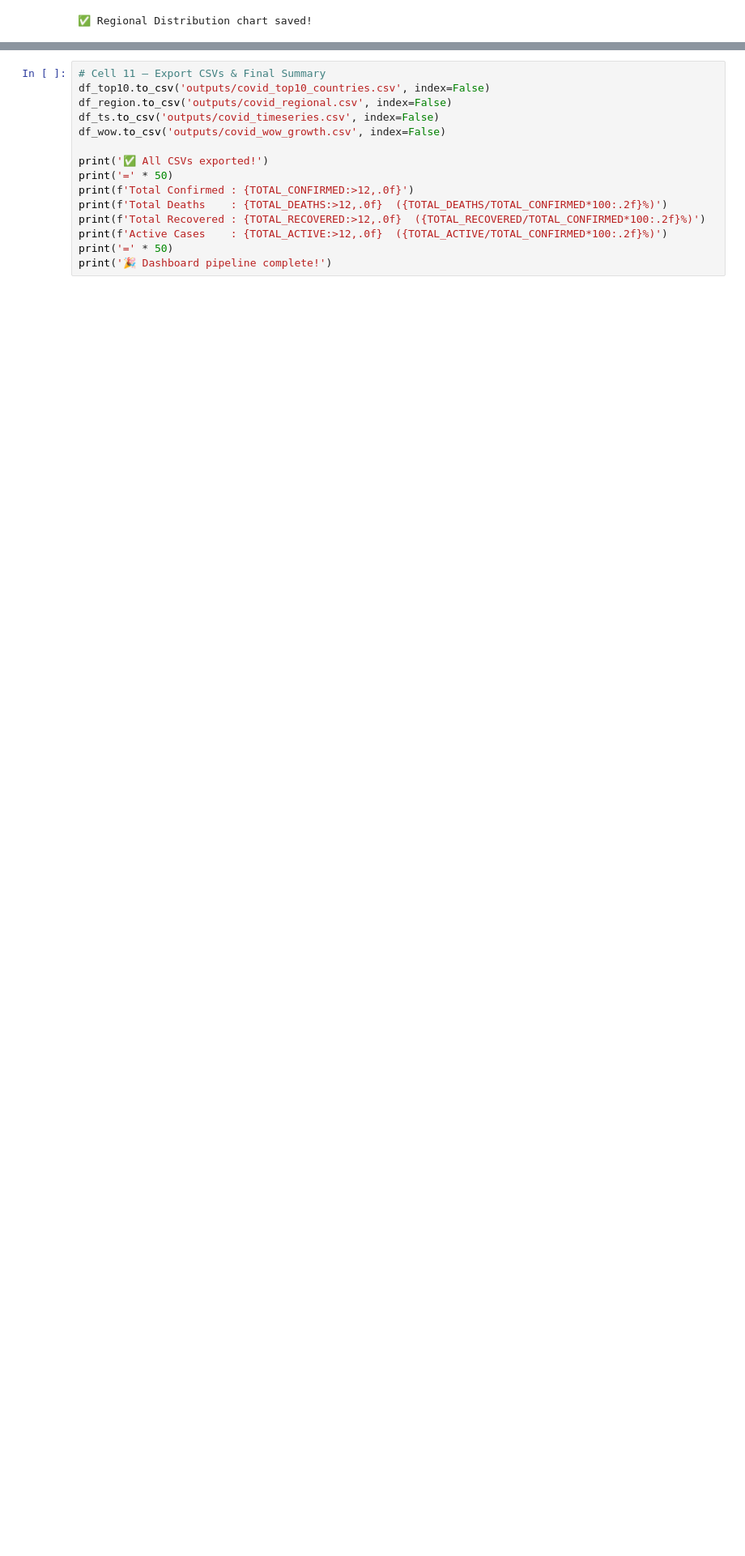
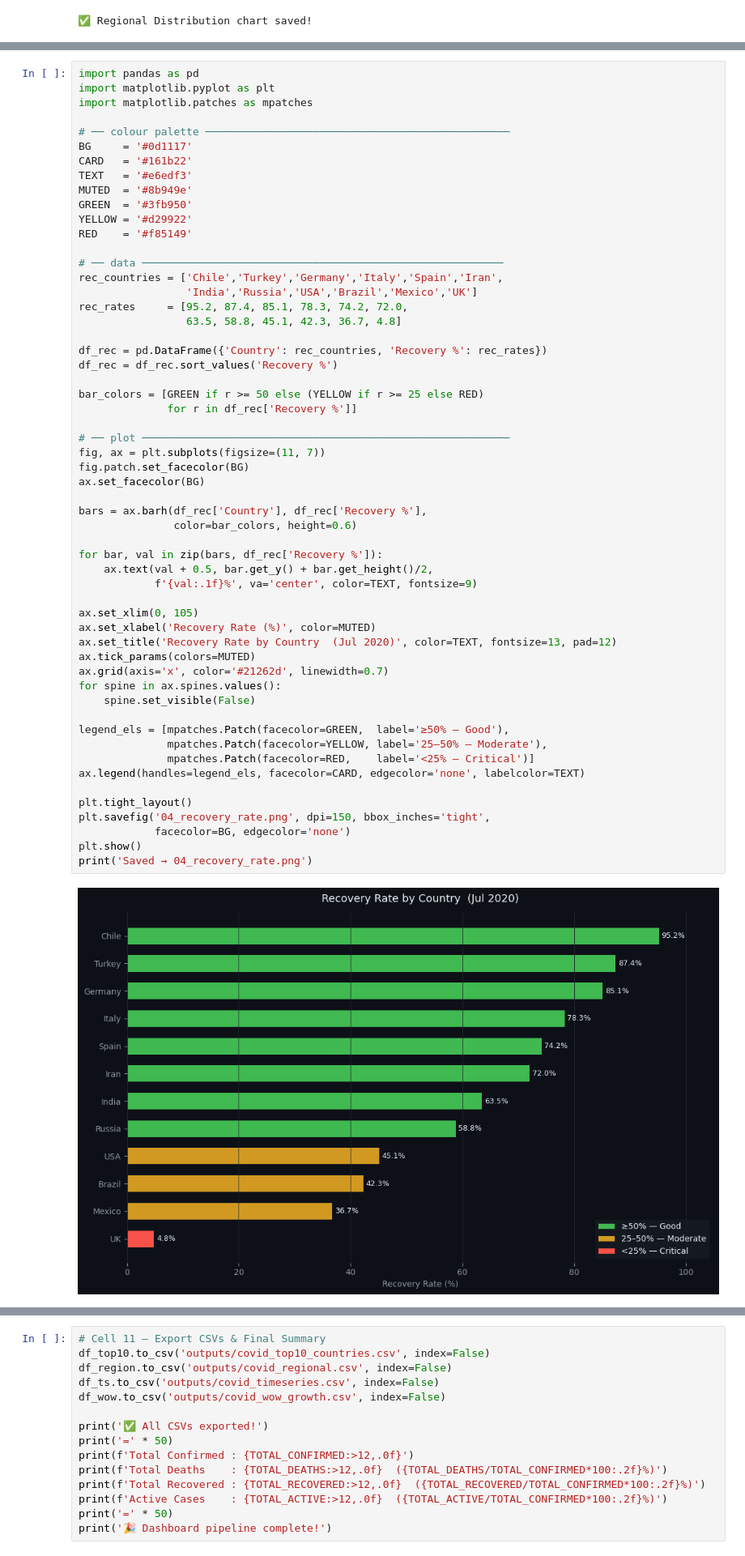
Before and after one commit to ZeagelOg/COVID19-Analytics-Dashboard., a Jupyter notebook: COVID19_Analytics_Dashboard.ipynb, the cells around one changed output, grey strips where cells are left out. Shown at 81% size. Saved outputs shown, nothing was run; the diff lists cells and outputs as text; blank space fills up the shorter version.

```diff
--- a/COVID19_Analytics_Dashboard.ipynb
+++ b/COVID19_Analytics_Dashboard.ipynb
@@ -245,0 +217,58 @@ print('✅ Global Trend chart saved!')
+# %%
+import pandas as pd
+import matplotlib.pyplot as plt
+import matplotlib.patches as mpatches
+
+# ── colour palette ────────────────────────────────────────────────
+BG     = '#0d1117'
+CARD   = '#161b22'
+TEXT   = '#e6edf3'
+MUTED  = '#8b949e'
+GREEN  = '#3fb950'
+YELLOW = '#d29922'
+RED    = '#f85149'
+
+# ── data ─────────────────────────────────────────────────────────
+rec_countries = ['Chile','Turkey','Germany','Italy','Spain','Iran',
+                 'India','Russia','USA','Brazil','Mexico','UK']
+rec_rates     = [95.2, 87.4, 85.1, 78.3, 74.2, 72.0,
+                 63.5, 58.8, 45.1, 42.3, 36.7, 4.8]
+
+df_rec = pd.DataFrame({'Country': rec_countries, 'Recovery %': rec_rates})
+df_rec = df_rec.sort_values('Recovery %')
+
+bar_colors = [GREEN if r >= 50 else (YELLOW if r >= 25 else RED)
+              for r in df_rec['Recovery %']]
+
+# ── plot ──────────────────────────────────────────────────────────
+fig, ax = plt.subplots(figsize=(11, 7))
+fig.patch.set_facecolor(BG)
+ax.set_facecolor(BG)
+
+bars = ax.barh(df_rec['Country'], df_rec['Recovery %'],
+               color=bar_colors, height=0.6)
+
+for bar, val in zip(bars, df_rec['Recovery %']):
+    ax.text(val + 0.5, bar.get_y() + bar.get_height()/2,
+            f'{val:.1f}%', va='center', color=TEXT, fontsize=9)
+
+ax.set_xlim(0, 105)
+ax.set_xlabel('Recovery Rate (%)', color=MUTED)
+ax.set_title('Recovery Rate by Country  (Jul 2020)', color=TEXT, fontsize=13, pad=12)
+ax.tick_params(colors=MUTED)
+ax.grid(axis='x', color='#21262d', linewidth=0.7)
+for spine in ax.spines.values():
+    spine.set_visible(False)
+
+legend_els = [mpatches.Patch(facecolor=GREEN,  label='≥50% — Good'),
+              mpatches.Patch(facecolor=YELLOW, label='25–50% — Moderate'),
+              mpatches.Patch(facecolor=RED,    label='<25% — Critical')]
+ax.legend(handles=legend_els, facecolor=CARD, edgecolor='none', labelcolor=TEXT)
+
+plt.tight_layout()
+plt.savefig('04_recovery_rate.png', dpi=150, bbox_inches='tight',
+            facecolor=BG, edgecolor='none')
+plt.show()
+print('Saved → 04_recovery_rate.png')
+# %% [output]
+[figure, added]
```
Also changed, not shown: parts of 18 cells of this notebook.
